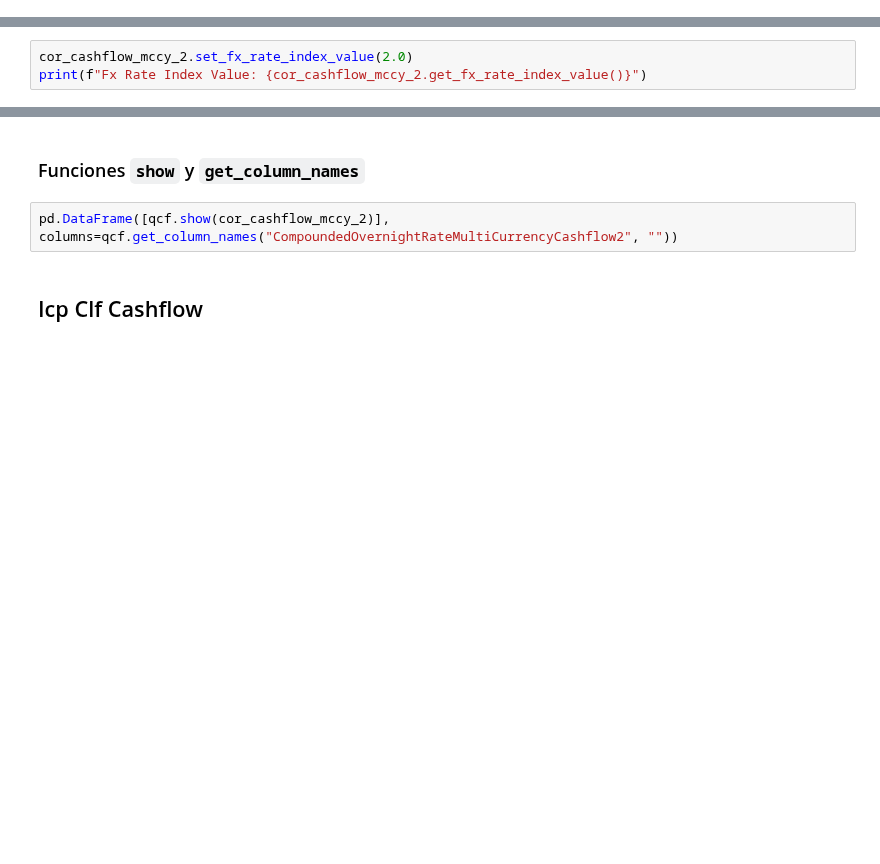
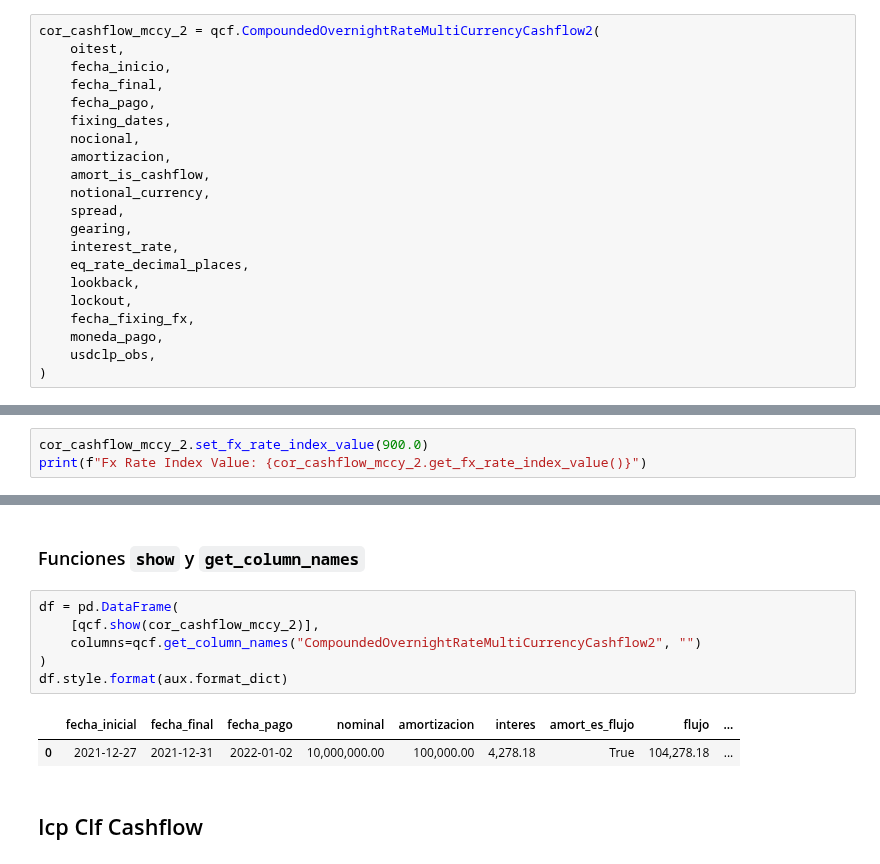
Before and after one commit to qcfinancial/qcfinancial-docs, a Jupyter notebook: 2_Cashflows.ipynb, the cells around one changed output, grey strips where cells are left out. Cells and saved outputs as stored; diff of their text form; blank space fills up the shorter version.

```diff
--- a/2_Cashflows.ipynb
+++ b/2_Cashflows.ipynb
@@ -1746,3 +1679,24 @@ cor_cashflow_mccy_2 = qcf.CompoundedOvernightRateMultiCurrencyCashflow2(
+# %%
+cor_cashflow_mccy_2 = qcf.CompoundedOvernightRateMultiCurrencyCashflow2(
+    oitest,
+    fecha_inicio,
+    fecha_final,
+    fecha_pago,
+    fixing_dates,
+    nocional,
+    amortizacion,
+    amort_is_cashflow,
+    notional_currency,
+    spread,
+    gearing,
+    interest_rate,
+    eq_rate_decimal_places,
+    lookback,
+    lockout,
+    fecha_fixing_fx,
+    moneda_pago,
+    usdclp_obs,
+)
 # %% [markdown]
 ### Nuevos Getters
 # %%
@@ -1753,5 +1712,5 @@ print(f"Fx Rate Index Fxing Date: {cor_cashflow_mccy_2.get_fx_rate_index_fixing_
 # %% [markdown]
 ### Nuevo Setter
 # %%
-cor_cashflow_mccy_2.set_fx_rate_index_value(2.0)
+cor_cashflow_mccy_2.set_fx_rate_index_value(900.0)
 print(f"Fx Rate Index Value: {cor_cashflow_mccy_2.get_fx_rate_index_value()}")
@@ -1764,7 +1729,14 @@ print(f"To settlement currency: {cor_cashflow_mccy_2.to_settlement_currency(cor_
 # %% [markdown]
 ### Funciones `show` y `get_column_names`
 # %%
-pd.DataFrame([qcf.show(cor_cashflow_mccy_2)], columns=qcf.get_column_names("CompoundedOvernightRateMultiCurrencyCashflow2", ""))
+df = pd.DataFrame(
+    [qcf.show(cor_cashflow_mccy_2)],
+    columns=qcf.get_column_names("CompoundedOvernightRateMultiCurrencyCashflow2", "")
+)
+df.style.format(aux.format_dict)
+# %% [output]
+|  | fecha_inicial | fecha_final | fecha_pago | nominal | amortizacion | interes | amort_es_flujo | flujo | ... |
+| 0 | 2021-12-27 | 2021-12-31 | 2022-01-02 | 10,000,000.00 | 100,000.00 | 4,278.18 | True | 104,278.18 | ... |
 # %% [markdown]
 ## Icp Clf Cashflow
 # %% [markdown]
```
Also changed, not shown: parts of 149 cells of this notebook, 1 other file.
